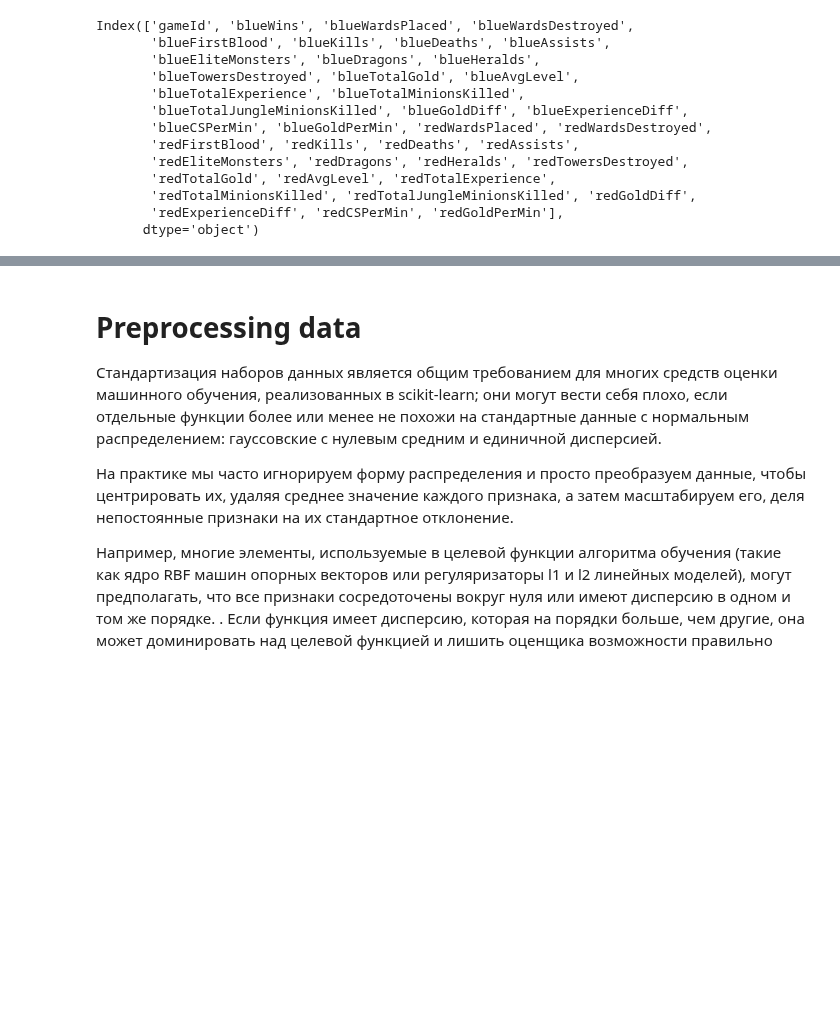
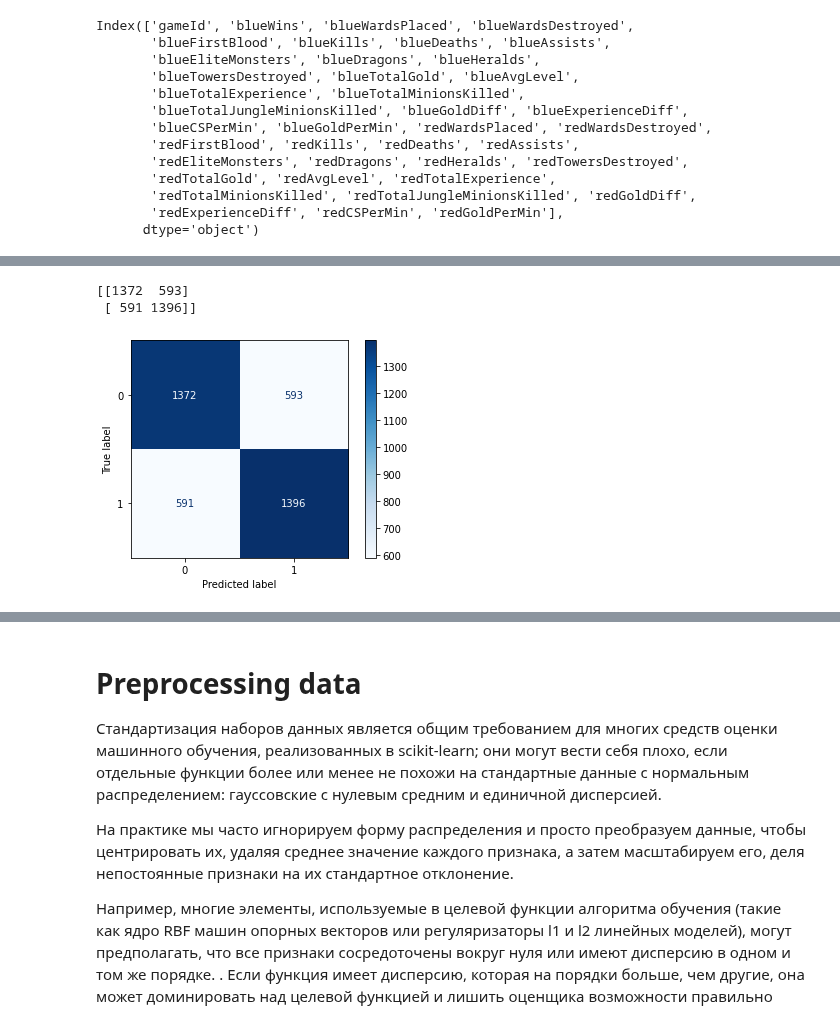
Before and after one commit to vn322/Cod_future, a Jupyter notebook: Scikit_learn.ipynb, the cells around one changed output, grey strips where cells are left out. Saved outputs shown, nothing was run; the diff lists cells and outputs as text; code cells hidden in the pictures; blank space fills up the shorter version.

```diff
--- a/Scikit_learn.ipynb
+++ b/Scikit_learn.ipynb
@@ -61,5 +56,5 @@ Index(['gameId', 'blueWins', 'blueWardsPlaced', 'blueWardsDestroyed',
 # %%
 X=lol[['blueKills','blueWardsPlaced', 'blueWardsDestroyed',
-       'blueFirstBlood']]
+       'blueFirstBlood','blueDeaths', 'blueAssists',]]
 y=lol['blueWins']
 # %% [markdown]
@@ -82,0 +119,5 @@ print(y_test.shape)
+# %%
+from sklearn.linear_model import LogisticRegression
+classifier = LogisticRegression()
+classifier.fit(X_train, y_train)
+classifier.predict(X.iloc[[1]])
@@ -82,0 +146,14 @@ print(y_test.shape)
+# %%
+from sklearn.metrics import confusion_matrix
+y_pred = classifier.predict(X_test)
+confusion_matrix = confusion_matrix(y_test, y_pred)
+print(confusion_matrix)
+# %% [output]
+[[1372  593]
+ [ 591 1396]]
+# %%
+from sklearn.metrics import plot_confusion_matrix
+plot_confusion_matrix(classifier, X_test, y_test, cmap=plt.cm.Blues)
+plt.show()
+# %% [output]
+[figure, added]
```
Also changed, not shown: parts of 35 cells of this notebook.
